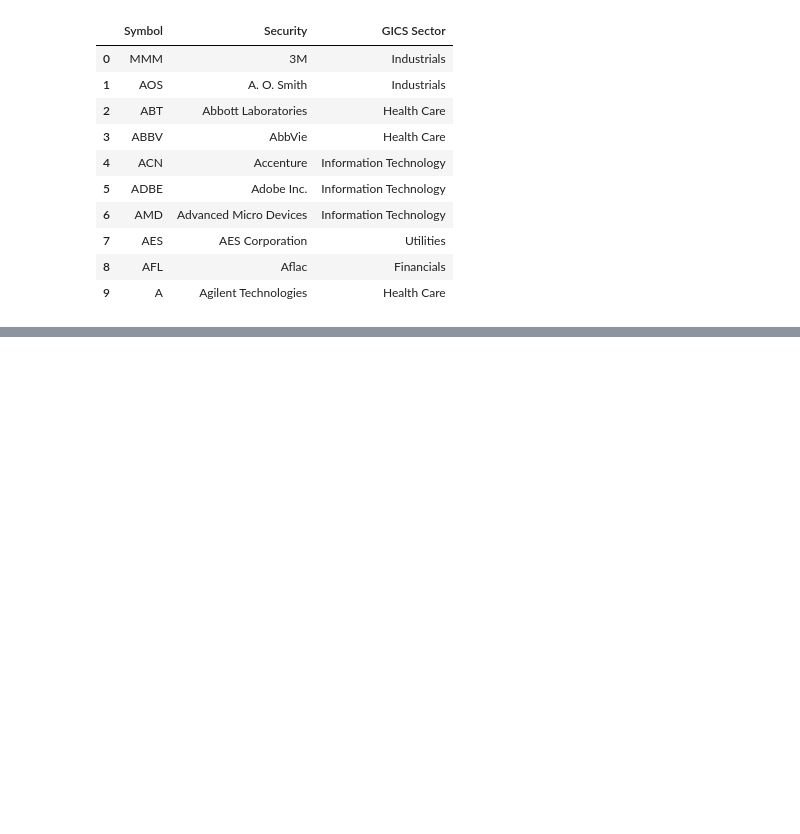
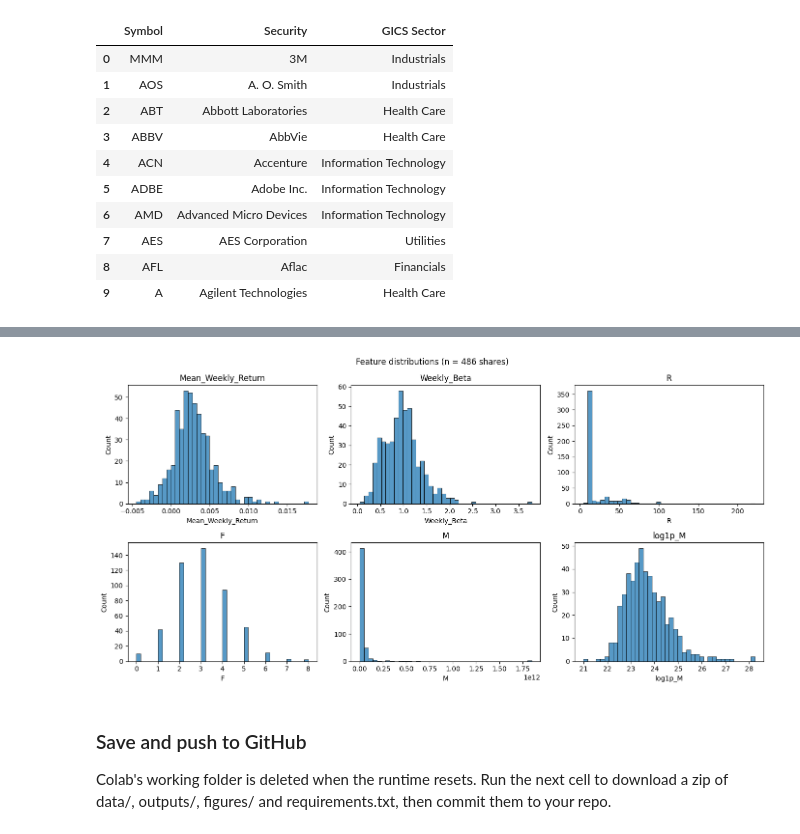
Before and after one commit to aidapassela/Market-Analysis-and-Stock-Segmentation-Using-RFM, a Jupyter notebook: cw1_sp500_rfm.ipynb, the cells around one changed output, grey strips where cells are left out. Drawn from its saved outputs; the diff is of its cells as text; code cells hidden in the pictures; blank space fills up the shorter version.

Commit message:
saving outputs

```diff
--- a/cw1_sp500_rfm.ipynb
+++ b/cw1_sp500_rfm.ipynb
@@ -37,0 +639,18 @@ Total tickers extracted: 503
+# %%
+#1.4c  Independent brute-force verification (no look-ahead)
+def brute_force(ticker):
+    v = vol[ticker].to_numpy(); flags = np.zeros(len(v), dtype=bool)
+    for i in range(BASE_WIN, len(v)):
+        flags[i] = v[i] > HV_MULT * v[i - BASE_WIN:i].mean()
+    ev = vol.index[flags]
+    r = (obs_date - ev.max()).days if len(ev) else np.nan
+    return flags, r, int(flags[-RFM_WIN:].sum()), float((close[ticker].to_numpy()[-RFM_WIN:] * v[-RFM_WIN:]).sum())
+
+rng = np.random.default_rng(42)
+sample = rng.choice(features.index, size=min(8, len(features)), replace=False)
+for tk in sample:
+    flags, r, f, m = brute_force(tk)
+    assert (flags == hv_flag[tk].to_numpy()).all()
+    assert (np.isnan(r) and np.isnan(features.at[tk, 'R'])) or r == features.at[tk, 'R']
+    assert f == features.at[tk, 'F'] and np.isclose(m, features.at[tk, 'M'])
+print('Brute-force verification passed for:', list(sample))
@@ -37,0 +696,19 @@ Total tickers extracted: 503
+# %%
+FEATURES = ['Mean_Weekly_Return', 'Weekly_Beta', 'R', 'F', 'M']
+log['Stage2_Reason'] = ''
+no_event, no_beta = features.index[features.R.isna()], features.index[features.Weekly_Beta.isna()]
+log.loc[no_event, 'Stage2_Reason'] = 'R7 no high-volume event in valid history (R missing)'
+log.loc[no_beta, 'Stage2_Reason'] = (log.loc[no_beta, 'Stage2_Reason'] + '; R8 beta not estimable').str.strip('; ')
+log['Final_Status'] = np.where((log.Stage1_Status == 'Retained') & (log.Stage2_Reason == ''), 'Included', 'Excluded')
+log.to_csv('outputs/inclusion_exclusion_log.csv')
+
+final = features.dropna(subset=FEATURES).join(meta)
+assert set(final.index) == set(log.index[log.Final_Status == 'Included'])
+final.to_csv('outputs/feature_table.csv')
+
+print('Universe:', len(log), '| excluded stage 1:', int((log.Stage1_Status == 'Excluded').sum()),
+      '| excluded stage 2:', int(((log.Stage1_Status == 'Retained') & (log.Stage2_Reason != '')).sum()),
+      '| FINAL COMMON SHARE SET:', len(final))
+display(final[FEATURES].describe().T)
+display(pd.DataFrame({'skew': final[FEATURES].skew(),
+                      'skew_log1p_M': final[FEATURES].assign(M=np.log1p(final['M'])).skew()}))
@@ -37,0 +729,12 @@ Total tickers extracted: 503
+# %%
+plot_df = final[FEATURES].assign(log1p_M=np.log1p(final['M']))
+fig, axes = plt.subplots(2, 3, figsize=(14, 7))
+for ax, col in zip(axes.ravel(), ['Mean_Weekly_Return', 'Weekly_Beta', 'R', 'F', 'M', 'log1p_M']):
+    sns.histplot(plot_df[col], bins=40, ax=ax); ax.set_title(col)
+plt.suptitle(f'Feature distributions (n = {len(final)} shares)'); plt.tight_layout()
+plt.savefig('figures/task1_feature_distributions.png', dpi=150); plt.show()
+# %% [output]
+[figure, added]
+# %% [markdown]
+### Save and push to GitHub
+Colab's working folder is deleted when the runtime resets. Run the next cell to download a zip of data/, outputs/, figures/ and requirements.txt, then commit them to your repo.
```
Also changed, not shown: parts of 32 cells of this notebook.
